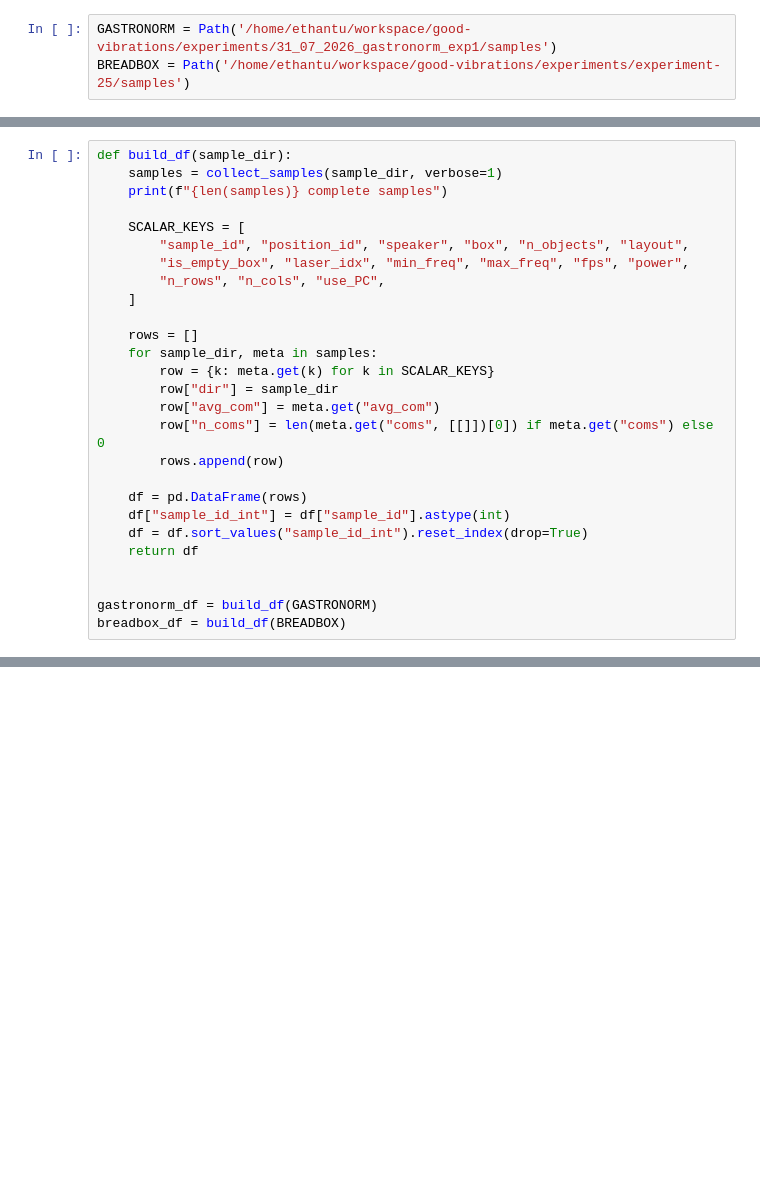
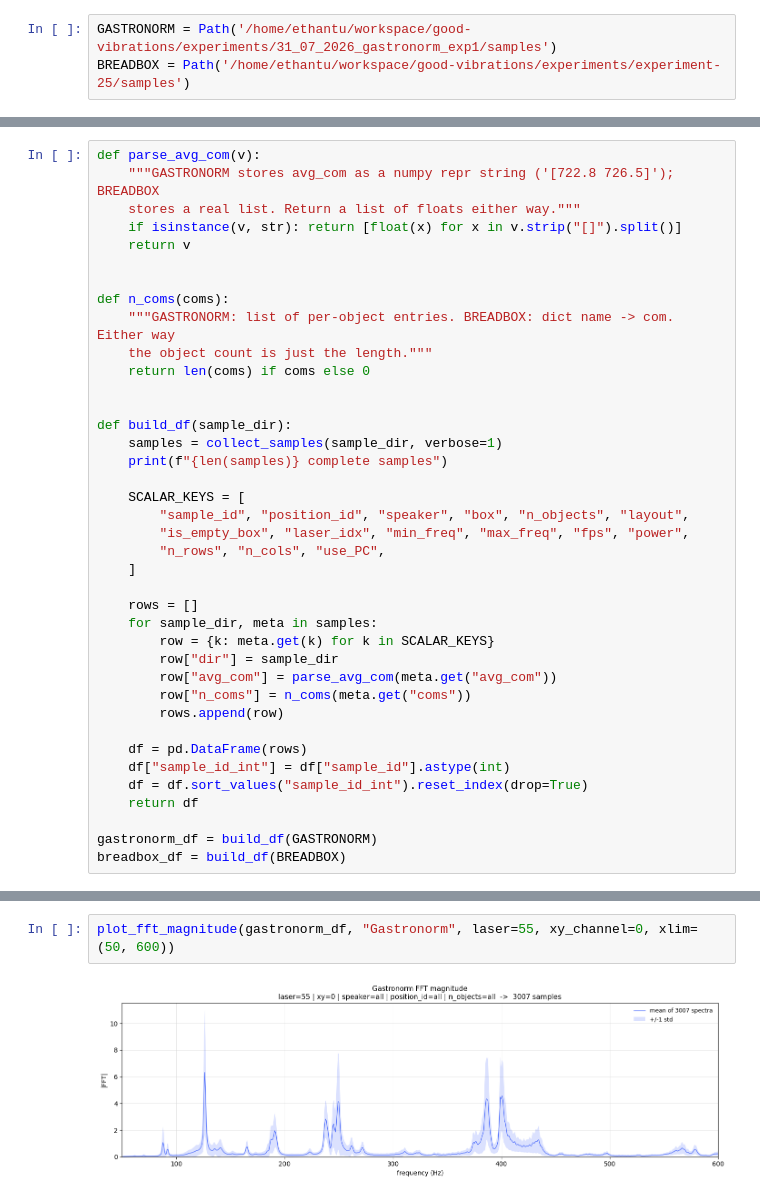
Before and after one commit to eitanturok/good-vibrations, a Jupyter notebook: notebooks/63_gastronorm.ipynb, the cells around one changed output, grey strips where cells are left out. Drawn from its saved outputs; the diff is of its cells as text; blank space fills up the shorter version.

```diff
--- a/notebooks/63_gastronorm.ipynb
+++ b/notebooks/63_gastronorm.ipynb
@@ -14,4 +18,17 @@ BREADBOX = Path('/home/ethantu/workspace/good-vibrations/experiments/experiment-
 # %%
+def parse_avg_com(v):
+    """GASTRONORM stores avg_com as a numpy repr string ('[722.8 726.5]'); BREADBOX
+    stores a real list. Return a list of floats either way."""
+    if isinstance(v, str): return [float(x) for x in v.strip("[]").split()]
+    return v
+
+
+def n_coms(coms):
+    """GASTRONORM: list of per-object entries. BREADBOX: dict name -> com. Either way
+    the object count is just the length."""
+    return len(coms) if coms else 0
+
+
 def build_df(sample_dir):
     samples = collect_samples(sample_dir, verbose=1)
     print(f"{len(samples)} complete samples")
@@ -26,8 +43,8 @@ def build_df(sample_dir):
     for sample_dir, meta in samples:
         row = {k: meta.get(k) for k in SCALAR_KEYS}
         row["dir"] = sample_dir
-        row["avg_com"] = meta.get("avg_com")
-        row["n_coms"] = len(meta.get("coms", [[]])[0]) if meta.get("coms") else 0
+        row["avg_com"] = parse_avg_com(meta.get("avg_com"))
+        row["n_coms"] = n_coms(meta.get("coms"))
         rows.append(row)
 
     df = pd.DataFrame(rows)
@@ -35,7 +52,6 @@ def build_df(sample_dir):
     df = df.sort_values("sample_id_int").reset_index(drop=True)
     return df
 
-
 gastronorm_df = build_df(GASTRONORM)
 breadbox_df = build_df(BREADBOX)
 # %% [output]
@@ -48,0 +333,4 @@ KeyError: 'sample_id'
+# %%
+plot_fft_magnitude(gastronorm_df, "Gastronorm", laser=55, xy_channel=0, xlim=(50, 600))
+# %% [output]
+[figure, added]
```
Also changed, not shown: parts of 28 cells of this notebook, 1 other file.
